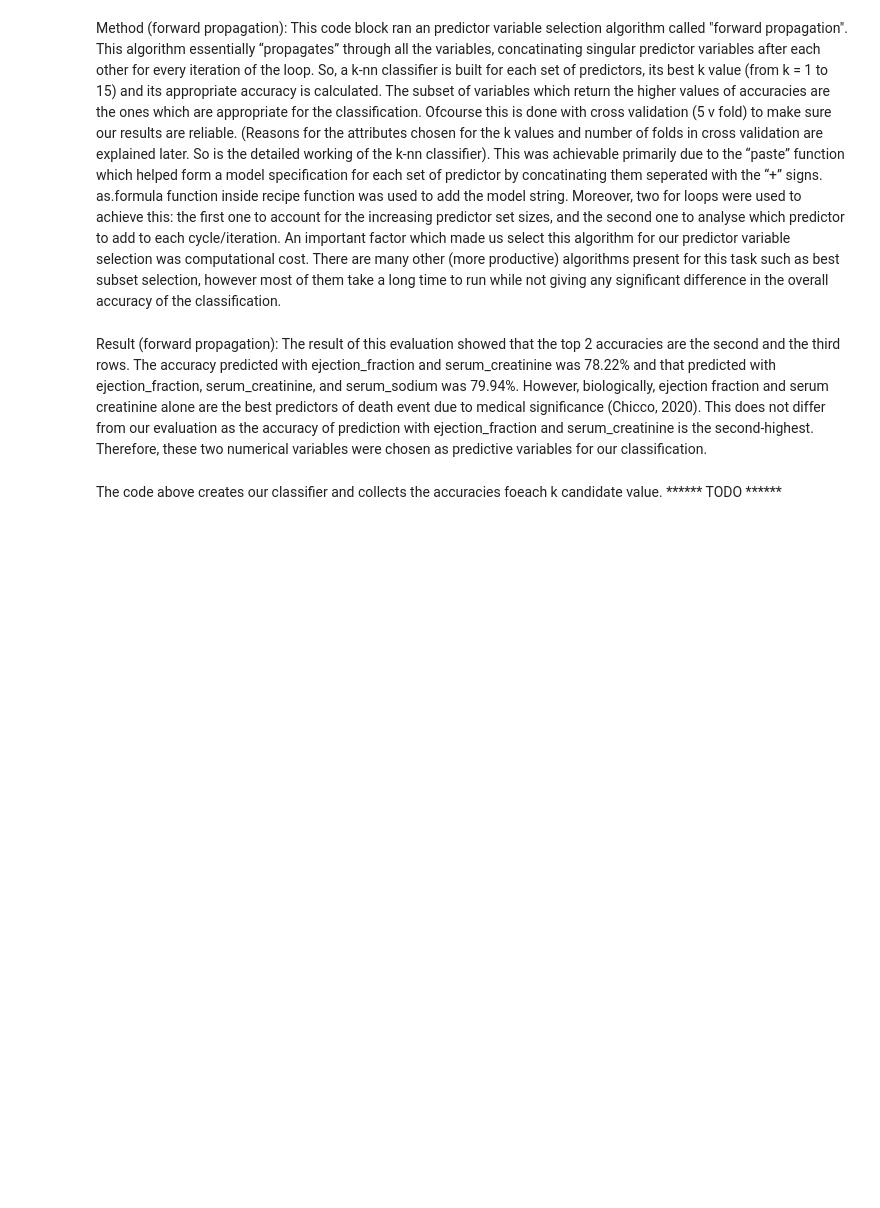
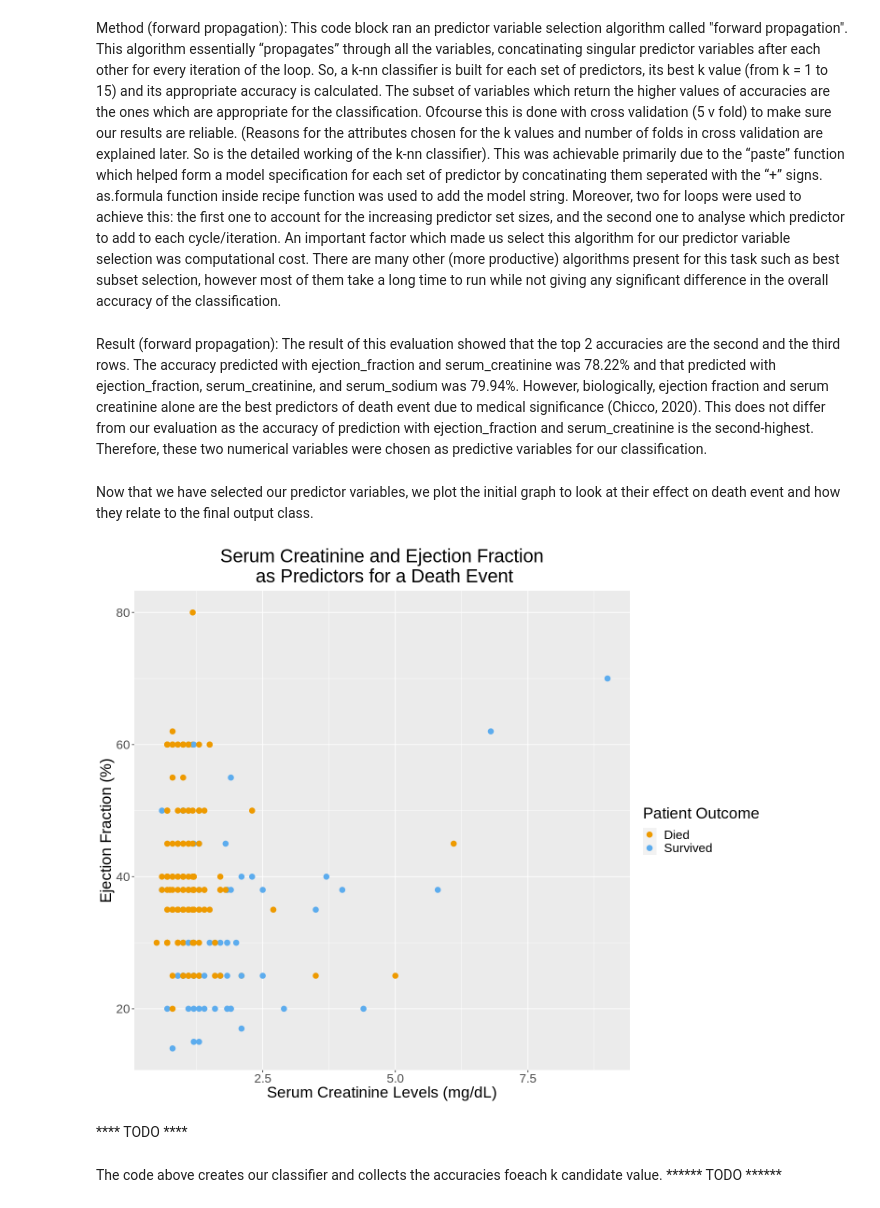
Before and after one commit to agoel25/Heart-Failure-Classifier, a Jupyter notebook: final_report.ipynb, the cells around one changed output. Saved outputs shown, nothing was run; the diff lists cells and outputs as text; code cells hidden in the pictures; blank space fills up the shorter version.

Commit message:
Added exploratory analysis graph.

```diff
--- a/final_report.ipynb
+++ b/final_report.ipynb
@@ -184,6 +184,25 @@ heart_train <- heart_train %>%
 
 heart_test<- heart_test%>%
     select(ejection_fraction, serum_creatinine, DEATH_EVENT)
+# %% [markdown]
+Now that we have selected our predictor variables, we plot the initial graph to look at their effect on death event and how they relate to the final output class.
+# %%
+options(repr.plot.height = 10, repr.plot.width = 12)
+
+heart_plot<- heart_train%>%
+    ggplot(aes(x= serum_creatinine, y = ejection_fraction))+
+    geom_point(aes(color = DEATH_EVENT), size = 3)+
+    labs(x = "Serum Creatinine Levels (mg/dL)", y = "Ejection Fraction (%)",
+         title = "Serum Creatinine and Ejection Fraction\n as Predictors for a Death Event",
+         color = "Patient Outcome")+
+    theme(text = element_text(size = 20), plot.title = element_text(hjust = .5)) +
+    scale_color_manual(labels = c("Died", "Survived"),
+                     values = c("orange2", "steelblue2"))
+heart_plot
+# %% [output]
+[figure, added]
+# %% [markdown]
+**** TODO ****
 # %%
 set.seed(42)
 
```
Also changed, not shown: parts of 3 cells of this notebook.
